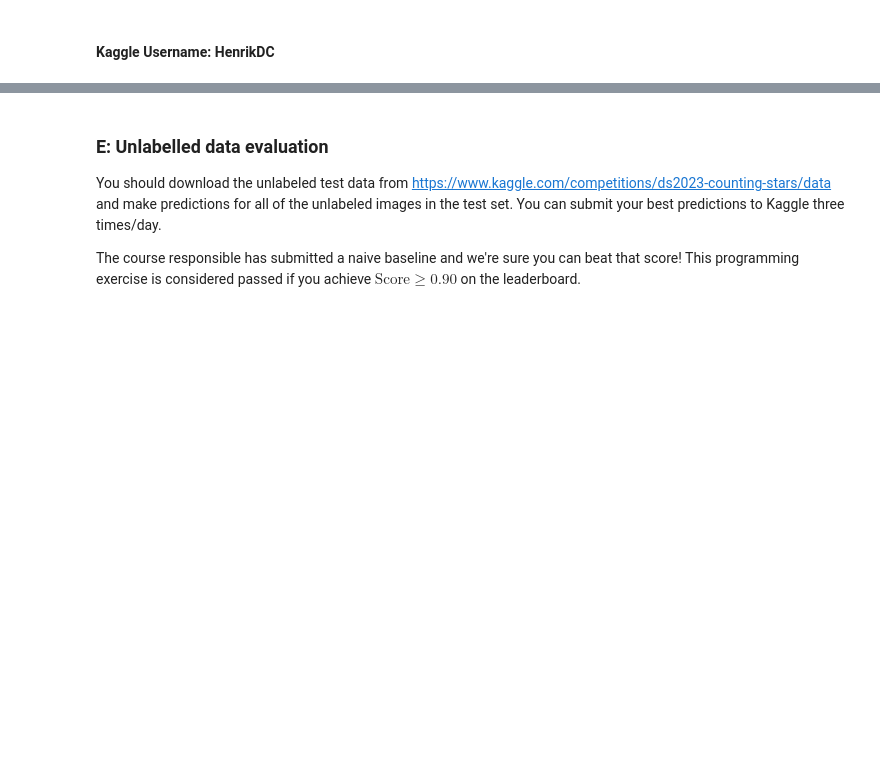
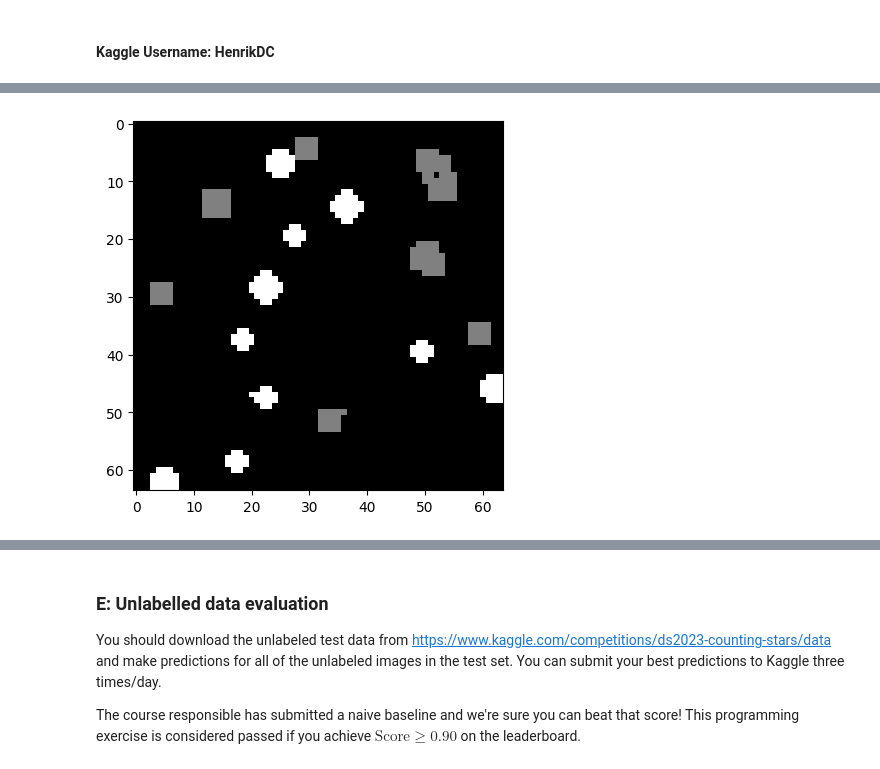
Before and after one commit to henrikdchristensen/DIKU-DS-A3-Classification-of-Images, a Jupyter notebook: book.ipynb, the cells around one changed output, grey strips where cells are left out. Drawn from its saved outputs; the diff is of its cells as text; code cells hidden in the pictures; blank space fills up the shorter version.

```diff
--- a/book.ipynb
+++ b/book.ipynb
@@ -208,0 +233,9 @@ Below is a sample of the data you'll be working with. Above each image is the la
+# %%
+def remove_values(x, shape:Shape):
+    for i in range(0, x.shape[0]):
+        for j in range(0, x.shape[1]):
+            if shape == Shape.Squares and x[i,j] == 2:
+                x[i,j] = 0
+            elif shape == Shape.Circles and x[i,j] == 1:
+                x[i,j] = 0
+    return x
@@ -208,0 +255,11 @@ Below is a sample of the data you'll be working with. Above each image is the la
+# %%
+import numpy as np
+from enum import Enum
+
+def one_type_shape(x, shape:Shape):
+    w = np.copy(x)
+    w = transform_to_img(w)
+    w = remove_values(w, shape)
+    w = remove_small_components(w, shape)
+    w = transform_to_raw(w)
+    return w
@@ -208,0 +273,71 @@ Below is a sample of the data you'll be working with. Above each image is the la
+# %%
+data = np.load('data/stars_train_X_y.npz')
+X = data['X_train']
+y = data['y_train']
+
+idx=42
+x1 = X[idx]
+y1 = y[idx]
+show_img(np.add(one_type_shape(x1, Shape.Squares), one_type_shape(x1, Shape.Circles)), y1)
+show_img(x1, y1)
+
+show_img(one_type_shape(x1, Shape.Squares), y1)
+show_img(one_type_shape(x1, Shape.Circles), y1)
+
+show_img(np.add(one_type_shape(x1, Shape.Squares), one_type_shape(x1, Shape.Circles)), y1)
+
+# træn to modeller til at tælle antallet af cirkler og en til firkanter
+# Og til sidst sammenligner jeg så svarene for begge
+# circles er y[0]
+# squares er y[1]
+
+
+# We are going to split the data in 80:10:10 for train:vali:test dataset:
+train_size = 0.8
+test_size = 0.5 # (=10% each)
+
+X_train, X_rem, y_train, y_rem = train_test_split(X, y, train_size=train_size, random_state=0)
+X_vali, X_test, y_vali, y_test = train_test_split(X_rem, y_rem, test_size=test_size, random_state=0)
+
+X_c_train = np.copy(X_train)
+y_c_train = np.copy(y_train[:,0])
+X_s_train = np.copy(X_train)
+y_s_train = np.copy(y_train[:,1])
+
+X_c_vali = np.copy(X_vali)
+y_c_vali = np.copy(y_vali[:,0])
+X_s_vali = np.copy(X_vali)
+y_s_vali = np.copy(y_vali[:,1])
+
+X_c_test = np.copy(X_test)
+y_c_test = np.copy(y_test[:,0])
+X_s_test = np.copy(X_test)
+y_s_test = np.copy(y_test[:,1])
+
+for i in range(len(X_train)):
+    X_c_train[i] = one_type_shape(X_c_train[i], Shape.Circles)
+    X_s_train[i] = one_type_shape(X_s_train[i], Shape.Squares)
+for i in range(len(X_vali)):
+    X_c_vali[i] = one_type_shape(X_c_vali[i], Shape.Circles)
+    X_s_vali[i] = one_type_shape(X_s_vali[i], Shape.Squares)
+for i in range(len(X_test)):
+    X_c_test[i] = one_type_shape(X_c_test[i], Shape.Circles)
+    X_s_test[i] = one_type_shape(X_s_test[i], Shape.Squares)
+
+# Circles
+model_c = LinearRegression()
+model_c.fit(X_c_train, y_c_train)
+y_c_test_pred = model_c.predict(X_c_test)
+
+# Squares
+model_s = LinearRegression()
+model_s.fit(X_s_train, y_s_train)
+y_s_test_pred = model_s.predict(X_s_test)
+
+y_test_pred = y_c_test_pred > y_s_test_pred
+
+y_test = y_test[:,0] > y_test[:,1]
+
+acc_test = accuracy_score(y_true=y_test, y_pred=y_test_pred)
+print("LinearRegression, test, accuracy: ", acc_test)
+# %% [output]
@@ -208,0 +345 @@ Below is a sample of the data you'll be working with. Above each image is the la
+[figure, added]
```
Also changed, not shown: parts of 19 cells of this notebook, 2 other files.
